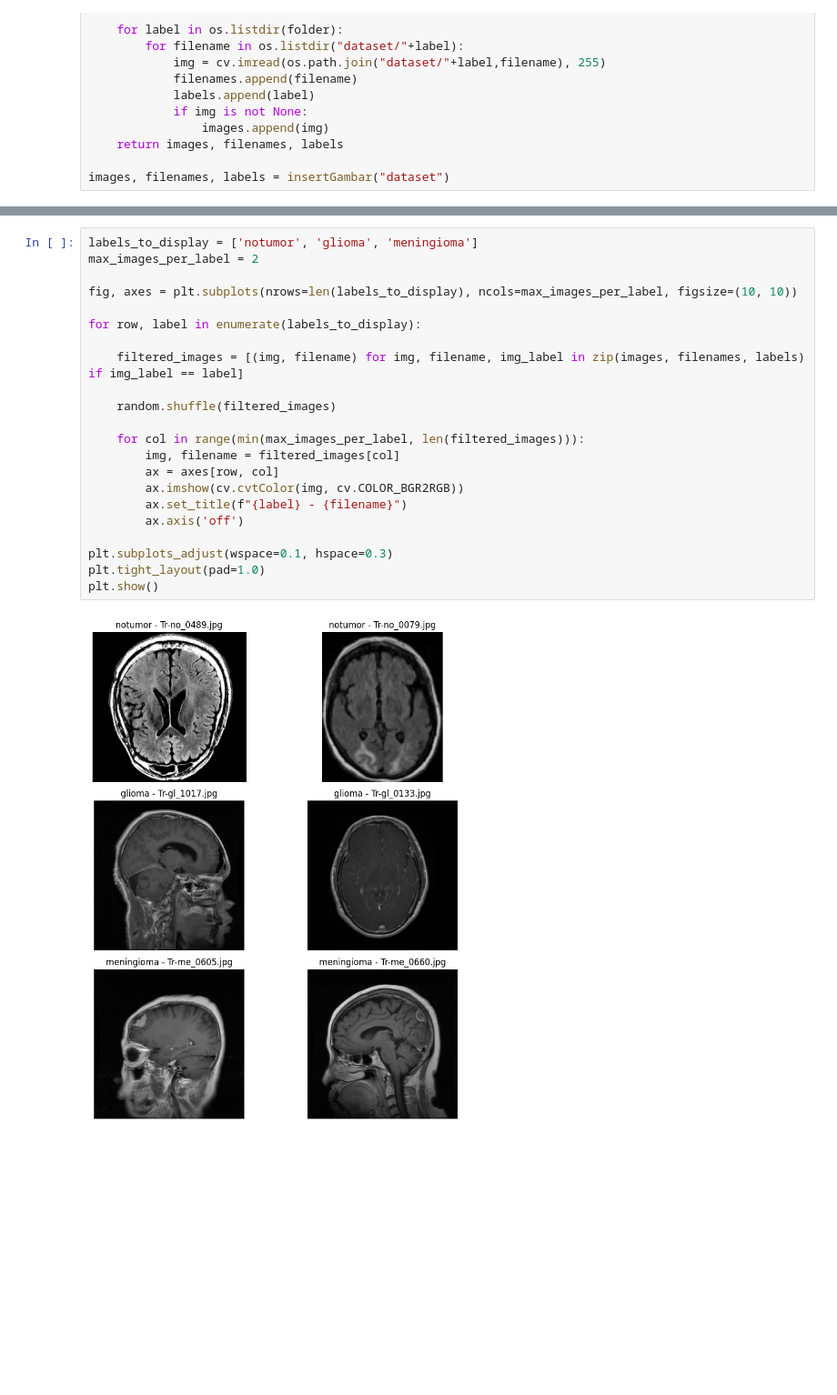
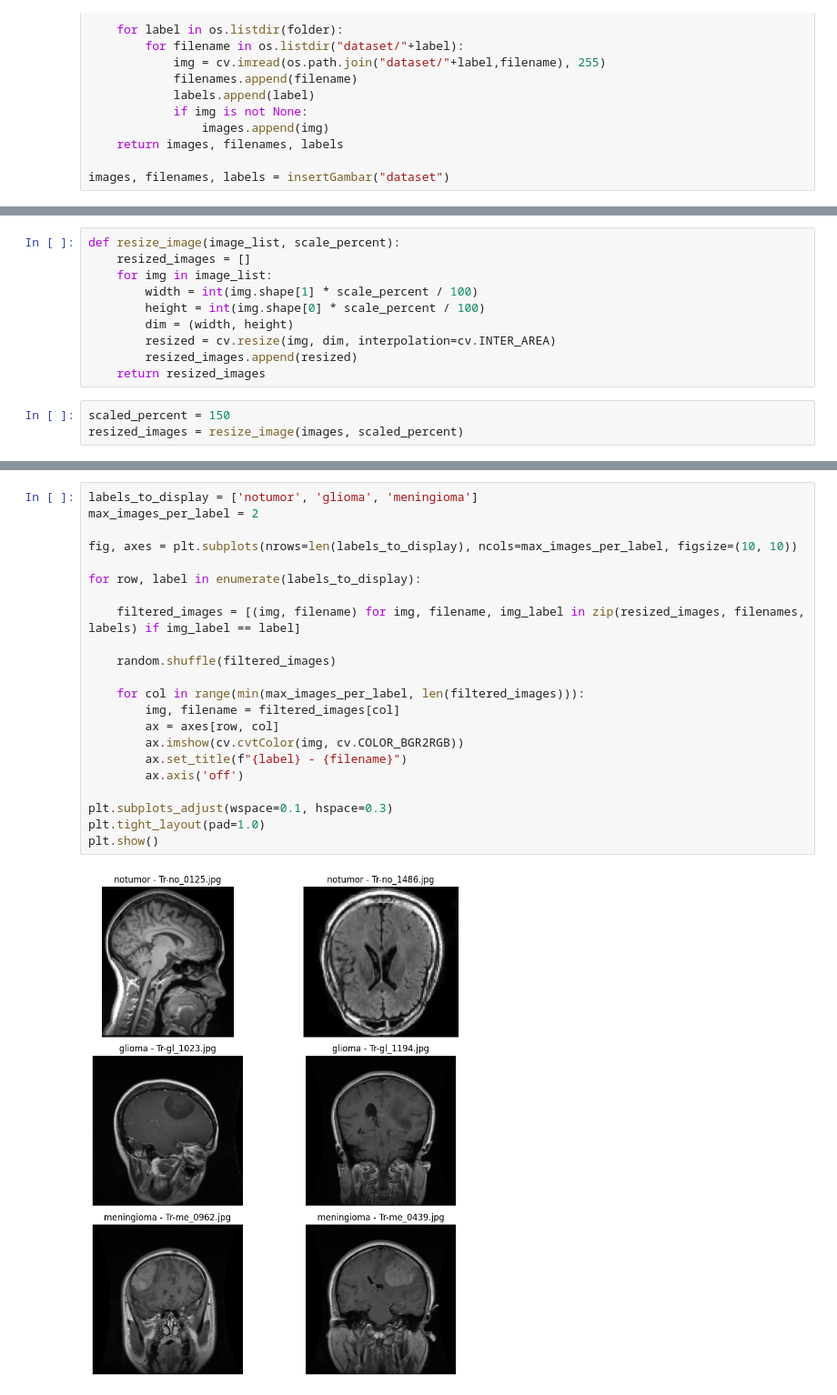
Before and after one commit to ZidanIkram/Project_PCD, a Jupyter notebook: TubesTumor.ipynb, the cells around one changed output, grey strips where cells are left out. Shown: that part at 91% size. Drawn from its saved outputs; the diff is of its cells as text; blank space fills up the shorter version.

```diff
--- a/TubesTumor.ipynb
+++ b/TubesTumor.ipynb
@@ -22,0 +27,13 @@ images, filenames, labels = insertGambar("dataset")
+# %%
+def resize_image(image_list, scale_percent):
+    resized_images = []
+    for img in image_list:
+        width = int(img.shape[1] * scale_percent / 100)
+        height = int(img.shape[0] * scale_percent / 100)
+        dim = (width, height)
+        resized = cv.resize(img, dim, interpolation=cv.INTER_AREA)
+        resized_images.append(resized)
+    return resized_images
+# %%
+scaled_percent = 150
+resized_images = resize_image(images, scaled_percent)
@@ -23,24 +42,24 @@ images, filenames, labels = insertGambar("dataset")
 # %%
 labels_to_display = ['notumor', 'glioma', 'meningioma']
 max_images_per_label = 2
 
 fig, axes = plt.subplots(nrows=len(labels_to_display), ncols=max_images_per_label, figsize=(10, 10))
 
 for row, label in enumerate(labels_to_display):
 
-    filtered_images = [(img, filename) for img, filename, img_label in zip(images, filenames, labels) if img_label == label]
+    filtered_images = [(img, filename) for img, filename, img_label in zip(resized_images, filenames, labels) if img_label == label]
 
     random.shuffle(filtered_images)
 
     for col in range(min(max_images_per_label, len(filtered_images))):
         img, filename = filtered_images[col]
         ax = axes[row, col]
         ax.imshow(cv.cvtColor(img, cv.COLOR_BGR2RGB))
         ax.set_title(f"{label} - {filename}")
         ax.axis('off')
 
 plt.subplots_adjust(wspace=0.1, hspace=0.3)
 plt.tight_layout(pad=1.0)
 plt.show()
 # %% [output]
-[figure, old version]
+[figure, new version]
```
Also changed, not shown: parts of 4 cells of this notebook.
